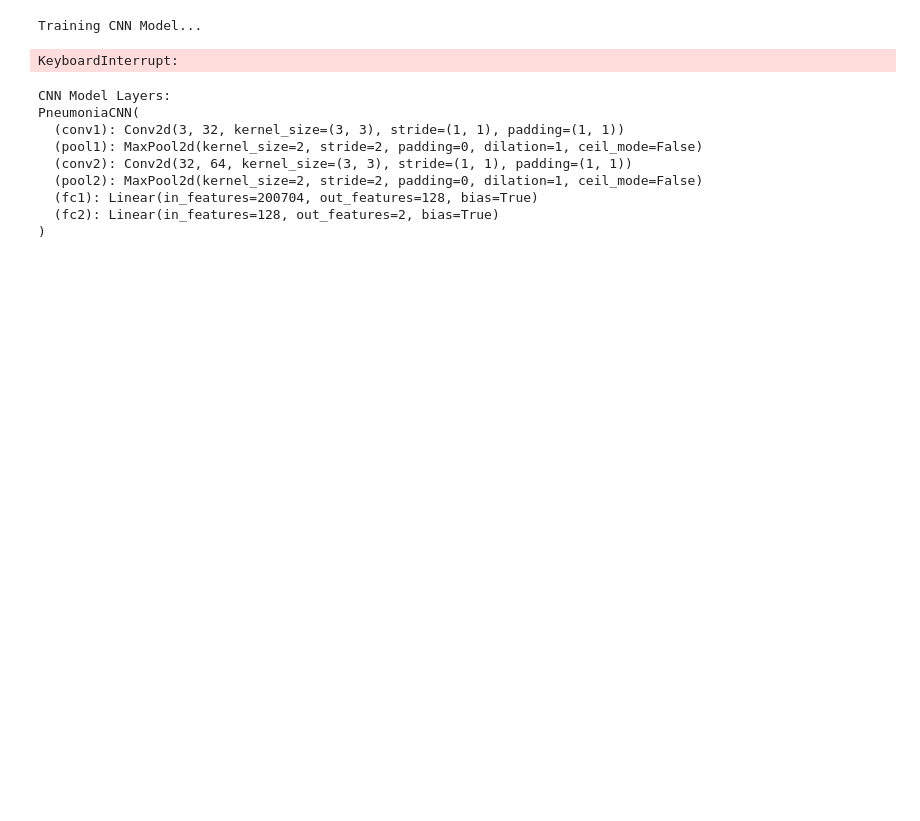
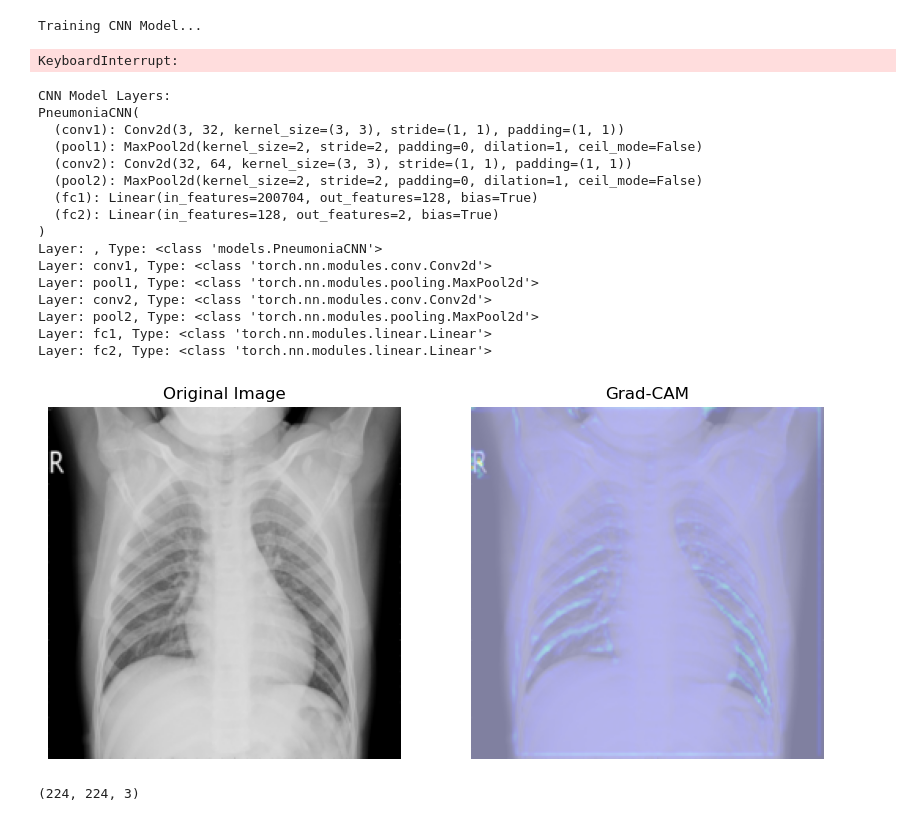
Before and after one commit to pascalbartschi/Pneumonia-XRay-Prediction-Interpretability, a Jupyter notebook: notebooks/attribution_maps.ipynb, the cells around one changed output. Cells and saved outputs as stored; diff of their text form; code cells hidden in the pictures; blank space fills up the shorter version.

```diff
--- a/notebooks/attribution_maps.ipynb
+++ b/notebooks/attribution_maps.ipynb
@@ -42,6 +52,9 @@ KeyboardInterrupt:
 print("CNN Model Layers:")
 print(cnn_model)
 
+for name, layer in cnn_model.named_modules():
+    print(f"Layer: {name}, Type: {type(layer)}")
+
 # print("ResNet Model Layers:")
 # print(resnet_model)
 # %% [output]
@@ -54,34 +67,46 @@ PneumoniaCNN(
   (fc1): Linear(in_features=200704, out_features=128, bias=True)
   (fc2): Linear(in_features=128, out_features=2, bias=True)
 )
+Layer: , Type: <class 'models.PneumoniaCNN'>
+Layer: conv1, Type: <class 'torch.nn.modules.conv.Conv2d'>
+Layer: pool1, Type: <class 'torch.nn.modules.pooling.MaxPool2d'>
+Layer: conv2, Type: <class 'torch.nn.modules.conv.Conv2d'>
+Layer: pool2, Type: <class 'torch.nn.modules.pooling.MaxPool2d'>
+Layer: fc1, Type: <class 'torch.nn.modules.linear.Linear'>
+Layer: fc2, Type: <class 'torch.nn.modules.linear.Linear'>
 # %%
 # Apply Grad-CAM workflow
 target_layer = cnn_model.conv2
 grad_cam = GradCAM(cnn_model, target_layer)
 
 # Get a sample input
 data_iter = iter(val_loader)
 images, labels = next(data_iter)
 input_tensor = images[0].unsqueeze(0).to(device)
 
 # Generate CAM
 cam = grad_cam.generate_cam(input_tensor)
 
 # Visualize
-import matplotlib.pyplot as plt
-image = images[0].permute(1, 2, 0).numpy()
+
+image =  images[0].permute(1, 2, 0).numpy() # shift color channels to last dimension
 image = (image * 0.5 + 0.5) * 255  # Denormalize
 image = image.astype(np.uint8)
 overlay = grad_cam.overlay_cam(image, cam)
 
 plt.figure(figsize=(10, 5))
 plt.subplot(1, 2, 1)
 plt.title("Original Image")
 plt.imshow(image, cmap="gray")
 plt.axis("off")
 
 plt.subplot(1, 2, 2)
 plt.title("Grad-CAM")
-plt.imshow(overlay)
+plt.imshow(overlay, cmap="jet", alpha=0.5)
 plt.axis("off")
 plt.show()
+
+print(overlay.shape)
+# %% [output]
+[figure, added]
+(224, 224, 3)
```
Also changed, not shown: parts of 1 cell of this notebook, 1 other file.
